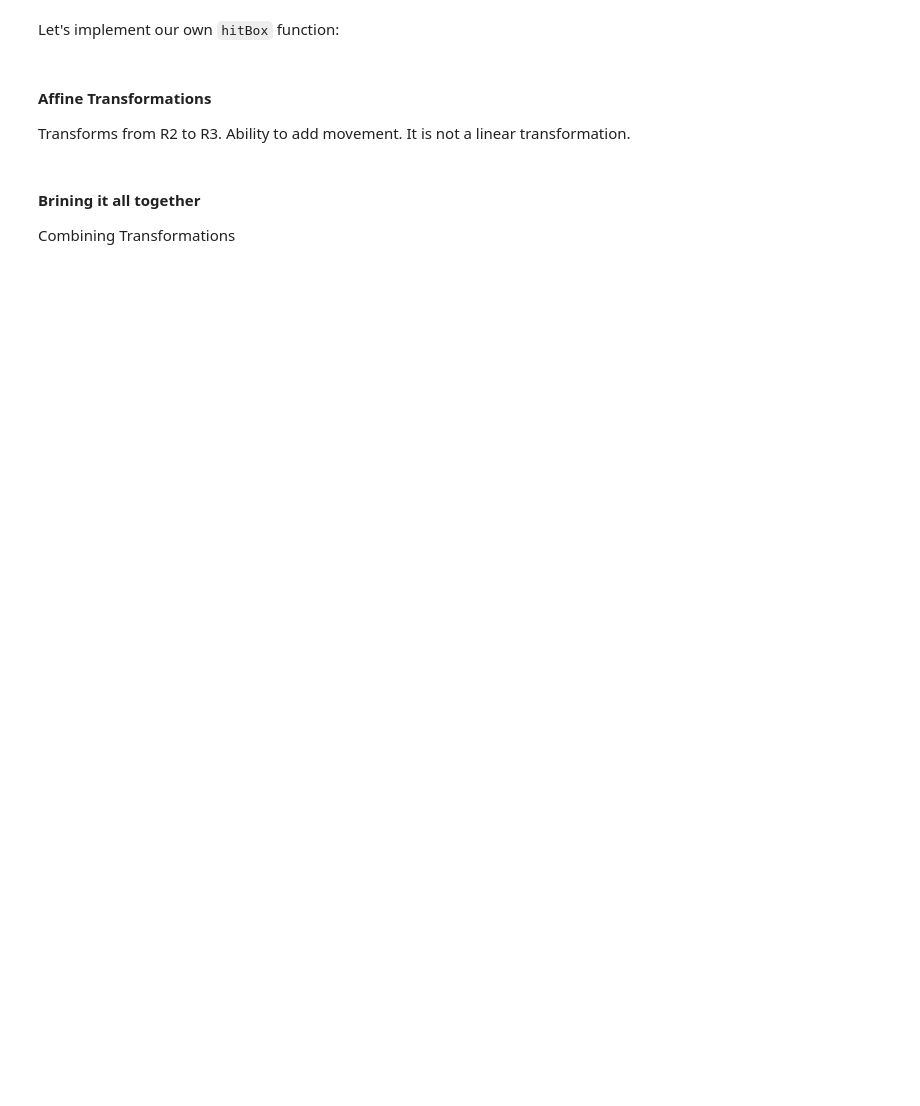
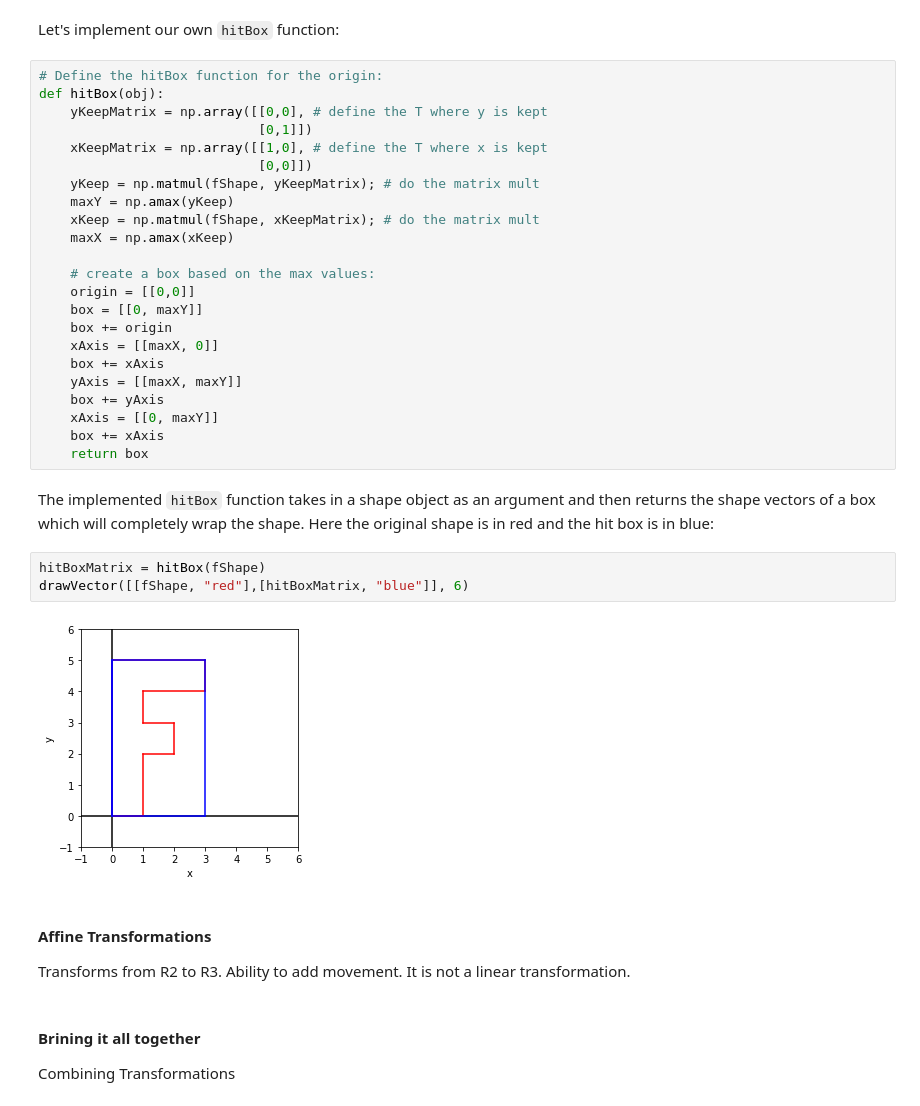
Before and after one commit to shahzeb1/notebook, a Jupyter notebook: linear-algebra/matrices-in-computer-graphics.ipynb, the cells around one changed output. Saved outputs shown, nothing was run; the diff lists cells and outputs as text; blank space fills up the shorter version.

```diff
--- a/linear-algebra/matrices-in-computer-graphics.ipynb
+++ b/linear-algebra/matrices-in-computer-graphics.ipynb
@@ -615,6 +613,36 @@ Here is an example of hit boxes being used in a modern game:
 ![Hitbox image](https://i.imgur.com/LRDOBz7.png "Hit box")
 # %% [markdown]
 Let's implement our own `hitBox` function:
+# %%
+# Define the hitBox function for the origin:
+def hitBox(obj):
+    yKeepMatrix = np.array([[0,0], # define the T where y is kept
+                            [0,1]])
+    xKeepMatrix = np.array([[1,0], # define the T where x is kept
+                            [0,0]])
+    yKeep = np.matmul(fShape, yKeepMatrix); # do the matrix mult
+    maxY = np.amax(yKeep)
+    xKeep = np.matmul(fShape, xKeepMatrix); # do the matrix mult
+    maxX = np.amax(xKeep)
+
+    # create a box based on the max values:
+    origin = [[0,0]]
+    box = [[0, maxY]]
+    box += origin
+    xAxis = [[maxX, 0]]
+    box += xAxis
+    yAxis = [[maxX, maxY]]
+    box += yAxis
+    xAxis = [[0, maxY]]
+    box += xAxis
+    return box
+# %% [markdown]
+The implemented `hitBox` function takes in a shape object as an argument and then returns the shape vectors of a box which will completely wrap the shape. Here the original shape is in red and the hit box is in blue:
+# %%
+hitBoxMatrix = hitBox(fShape)
+drawVector([[fShape, "red"],[hitBoxMatrix, "blue"]], 6)
+# %% [output]
+[figure, added]
 # %% [markdown]
 #### Affine Transformations
 Transforms from R2 to R3. Ability to add movement. It is not a linear transformation.
```
Also changed, not shown: parts of 2 cells of this notebook.
